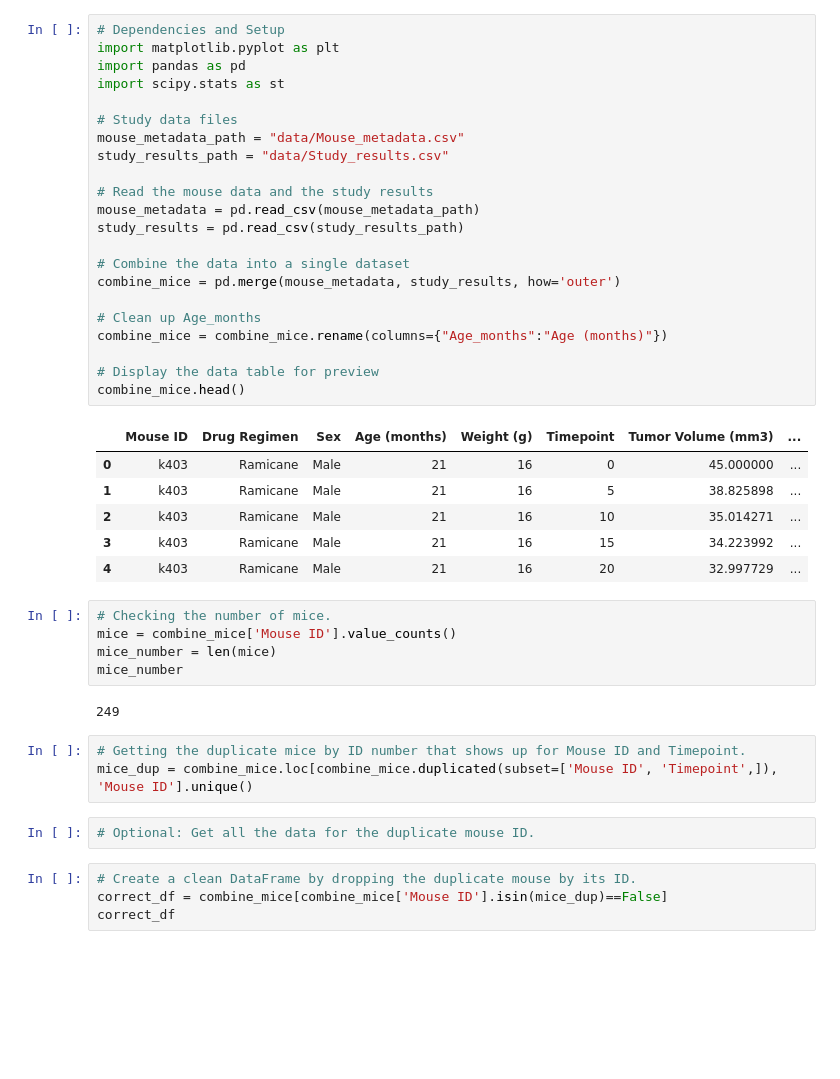
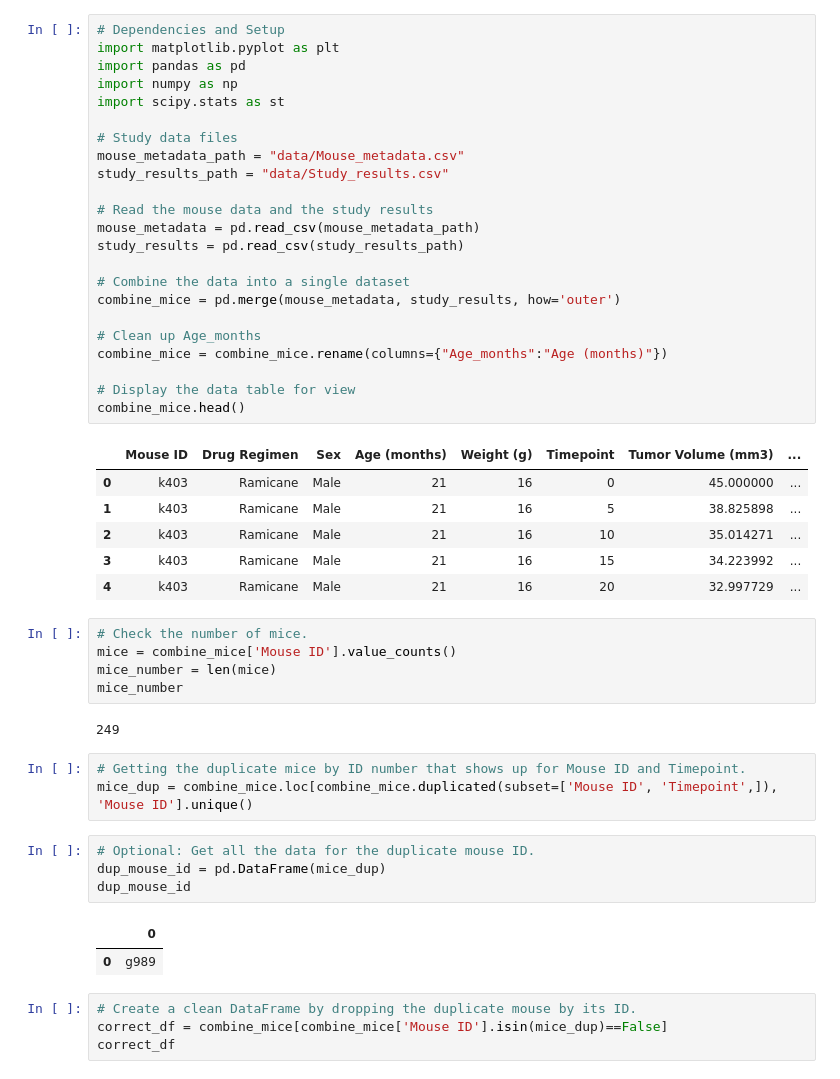
Before and after one commit to geraldwattsthethird/matplotlib-hw, a Jupyter notebook: The Power of Plots/pymaceuticals_starter.ipynb, the cells around one changed output. Drawn from its saved outputs; the diff is of its cells as text; blank space fills up the shorter version.

```diff
--- a/The Power of Plots/pymaceuticals_starter.ipynb
+++ b/The Power of Plots/pymaceuticals_starter.ipynb
@@ -2,6 +2,7 @@
 # Dependencies and Setup
 import matplotlib.pyplot as plt
 import pandas as pd
+import numpy as np
 import scipy.stats as st
 
 # Study data files
@@ -18,7 +19,7 @@ combine_mice = pd.merge(mouse_metadata, study_results, how='outer')
 # Clean up Age_months
 combine_mice = combine_mice.rename(columns={"Age_months":"Age (months)"})
 
-# Display the data table for preview
+# Display the data table for view
 combine_mice.head()
 # %% [output]
 |  | Mouse ID | Drug Regimen | Sex | Age (months) | Weight (g) | Timepoint | Tumor Volume (mm3) | ... |
@@ -28,7 +29,7 @@ combine_mice.head()
 | 3 | k403 | Ramicane | Male | 21 | 16 | 15 | 34.223992 | ... |
 | 4 | k403 | Ramicane | Male | 21 | 16 | 20 | 32.997729 | ... |
 # %%
-# Checking the number of mice.
+# Check the number of mice.
 mice = combine_mice['Mouse ID'].value_counts()
 mice_number = len(mice)
 mice_number
@@ -39,6 +40,11 @@ mice_number
 mice_dup = combine_mice.loc[combine_mice.duplicated(subset=['Mouse ID', 'Timepoint',]), 'Mouse ID'].unique()
 # %%
 # Optional: Get all the data for the duplicate mouse ID.
+dup_mouse_id = pd.DataFrame(mice_dup)
+dup_mouse_id
+# %% [output]
+|  | 0 |
+| 0 | g989 |
 # %%
 # Create a clean DataFrame by dropping the duplicate mouse by its ID.
 correct_df = combine_mice[combine_mice['Mouse ID'].isin(mice_dup)==False]
```
Also changed, not shown: parts of 8 cells of this notebook.
